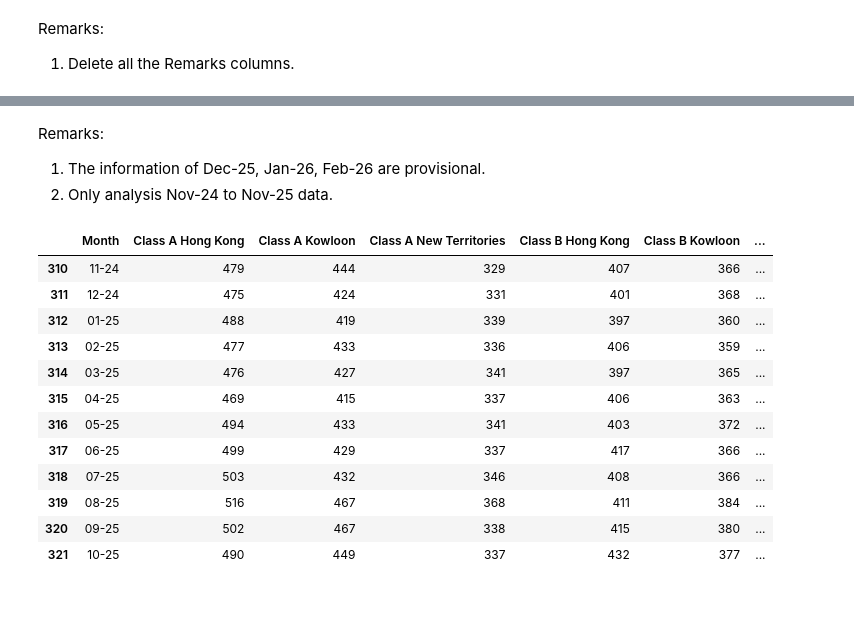
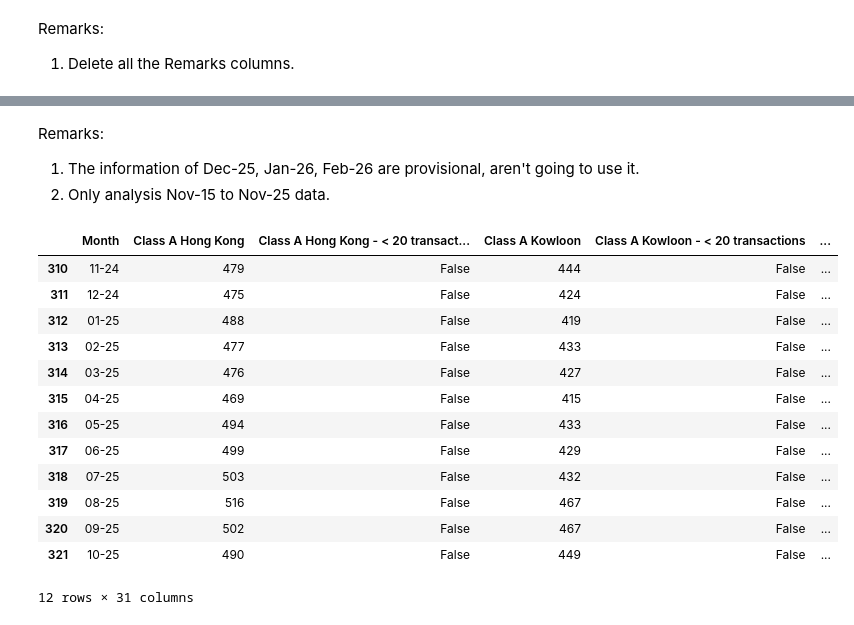
Before and after one commit to katherinewan/hk_privatedomestic, a Jupyter notebook: src/data_cleaning.ipynb, the cells around one changed output, grey strips where cells are left out. Saved outputs shown, nothing was run; the diff lists cells and outputs as text; code cells hidden in the pictures.

```diff
--- a/src/data_cleaning.ipynb
+++ b/src/data_cleaning.ipynb
@@ -38,11 +38,11 @@ memory usage: 79.1 KB
 Remarks:
 1. Delete all the Remarks columns.
 # %%
-# find all the remarks columns
+# find all columns with "Remarks" in the name
 remark_cols = [col for col in db.columns if re.search(r'Remarks', col, re.IGNORECASE)]
 
-# drop the remarks columns
-db.drop(columns=remark_cols, inplace=True)
+# replace "Remarks" with "< 20 transactions" in those column names
+db.rename(columns={col: col.replace('Remarks', '< 20 transactions') for col in remark_cols}, inplace=True)
 # %%
 db.head()
 # %% [output]
@@ -54,0 +56,3 @@ db.head()
+# %%
+# Change Null values to False, and Z to True
+db.replace({np.nan: False, 'Z': True}, inplace=True)
@@ -55,32 +73,33 @@ db.head()
 # %% [markdown]
 Remarks:
-1. The information of Dec-25, Jan-26, Feb-26 are provisional.
-2. Only analysis Nov-24 to Nov-25 data.
+1. The information of Dec-25, Jan-26, Feb-26 are provisional, aren't going to use it.
+2. Only analysis Nov-15 to Nov-25 data.
 # %%
 # Change Month column to datetime format
 db['Month'] = pd.to_datetime(db['Month'], format='%b-%y')
 
 # Delete row excluding the period Nov-24 to Oct-25
-db = db[(db['Month'] >= pd.to_datetime('Nov-24', format='%b-%y')) & (db['Month'] <= pd.to_datetime('Oct-25', format='%b-%y'))]
+db = db[(db['Month'] >= pd.to_datetime('Nov-15', format='%b-%y')) & (db['Month'] <= pd.to_datetime('Nov-25', format='%b-%y'))]
 
 # Format Month column to MM-YY string format
 db['Month'] = db['Month'].dt.strftime('%m-%y')
 # %%
-db.head(12)
+db.tail(12)
 # %% [output]
-|  | Month | Class A Hong Kong | Class A Kowloon | Class A New Territories | Class B Hong Kong | Class B Kowloon | ... |
-| 310 | 11-24 | 479 | 444 | 329 | 407 | 366 | ... |
-| 311 | 12-24 | 475 | 424 | 331 | 401 | 368 | ... |
-| 312 | 01-25 | 488 | 419 | 339 | 397 | 360 | ... |
-| 313 | 02-25 | 477 | 433 | 336 | 406 | 359 | ... |
-| 314 | 03-25 | 476 | 427 | 341 | 397 | 365 | ... |
-| 315 | 04-25 | 469 | 415 | 337 | 406 | 363 | ... |
-| 316 | 05-25 | 494 | 433 | 341 | 403 | 372 | ... |
-| 317 | 06-25 | 499 | 429 | 337 | 417 | 366 | ... |
-| 318 | 07-25 | 503 | 432 | 346 | 408 | 366 | ... |
-| 319 | 08-25 | 516 | 467 | 368 | 411 | 384 | ... |
-| 320 | 09-25 | 502 | 467 | 338 | 415 | 380 | ... |
-| 321 | 10-25 | 490 | 449 | 337 | 432 | 377 | ... |
+|  | Month | Class A Hong Kong | Class A Hong Kong - < 20 transact... | Class A Kowloon | Class A Kowloon - < 20 transactions | ... |
+| 310 | 11-24 | 479 | False | 444 | False | ... |
+| 311 | 12-24 | 475 | False | 424 | False | ... |
+| 312 | 01-25 | 488 | False | 419 | False | ... |
+| 313 | 02-25 | 477 | False | 433 | False | ... |
+| 314 | 03-25 | 476 | False | 427 | False | ... |
+| 315 | 04-25 | 469 | False | 415 | False | ... |
+| 316 | 05-25 | 494 | False | 433 | False | ... |
+| 317 | 06-25 | 499 | False | 429 | False | ... |
+| 318 | 07-25 | 503 | False | 432 | False | ... |
+| 319 | 08-25 | 516 | False | 467 | False | ... |
+| 320 | 09-25 | 502 | False | 467 | False | ... |
+| 321 | 10-25 | 490 | False | 449 | False | ... |
+12 rows × 31 columns
 # %%
 # save changes to cleaned file
 db.to_csv('../data/cleaned/avg_rent_month_cleaned.csv', index=False)
```
Also changed, not shown: parts of 2 cells of this notebook, 1 other file.
